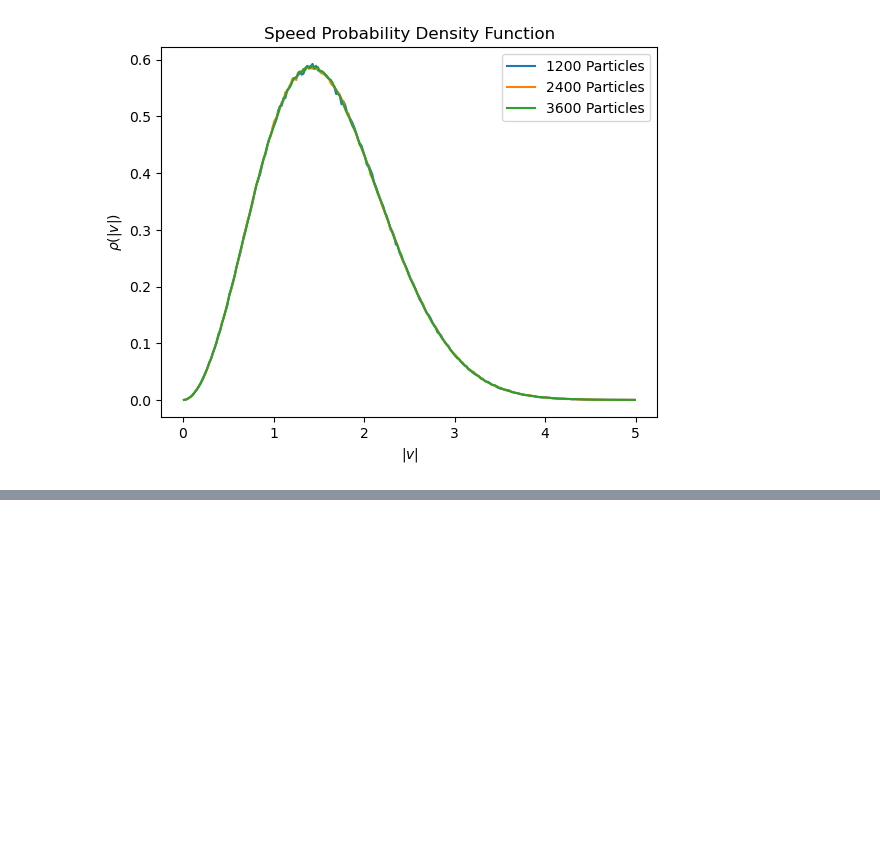
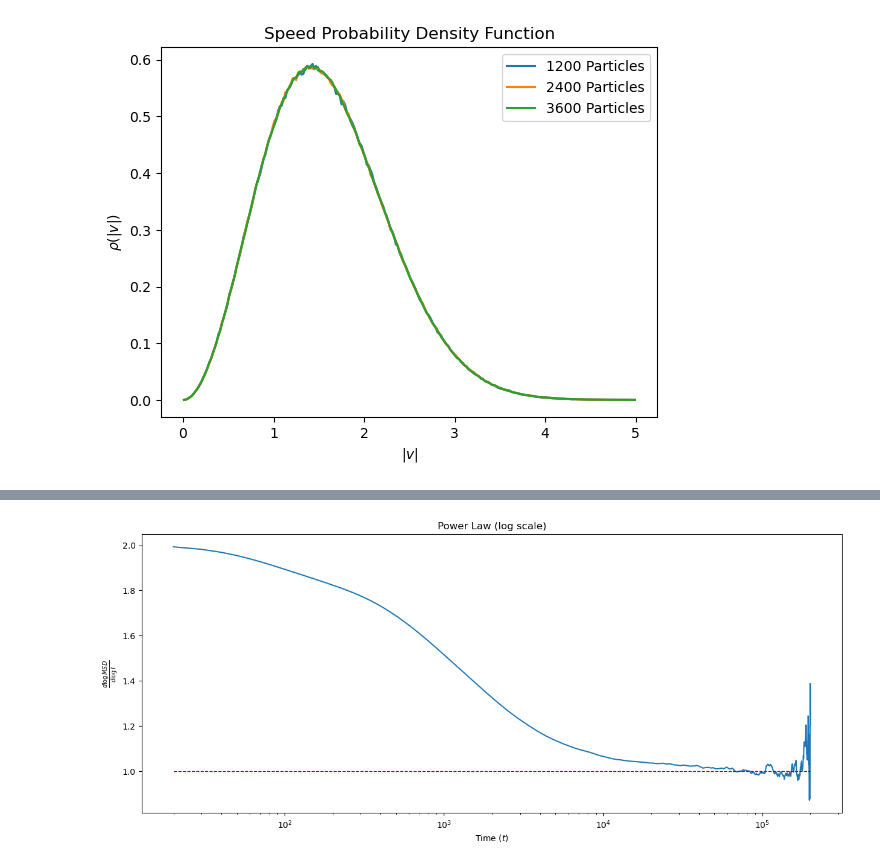
Before and after one commit to vigneshpai2003/Computational-Physics, a Jupyter notebook: Molecular_Dynamics/submission.ipynb, the cells around one changed output, grey strips where cells are left out. Cells and saved outputs as stored; diff of their text form; code cells hidden in the pictures; blank space fills up the shorter version.

```diff
--- a/Molecular_Dynamics/submission.ipynb
+++ b/Molecular_Dynamics/submission.ipynb
@@ -145,0 +174,13 @@ m / 6
+# %%
+interval = 1
+
+plt.figure(figsize=(15, 6))
+plt.plot(t[interval : N_msd - interval], get_derivative(np.log(t), np.log(msd), interval))
+plt.hlines(y=1, xmin=t[interval], xmax=2 * 10**5, colors='purple', ls='--', lw=1)
+plt.xscale('log')
+plt.xlabel('Time ($t$)')
+plt.ylabel('$\\frac{d\\log{MSD}}{d\\log{t}}$')
+plt.title('Power Law (log scale)')
+plt.show()
+# %% [output]
+[figure, added]
```
Also changed, not shown: parts of 7 cells of this notebook, 3 other files.
